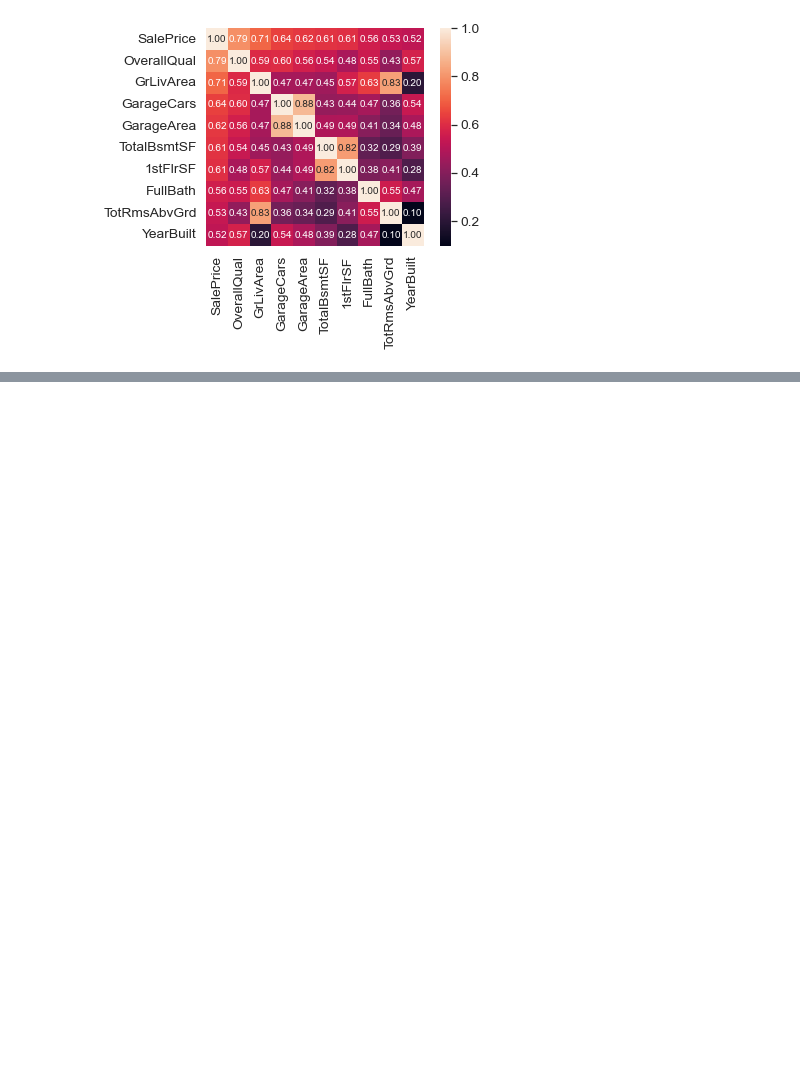
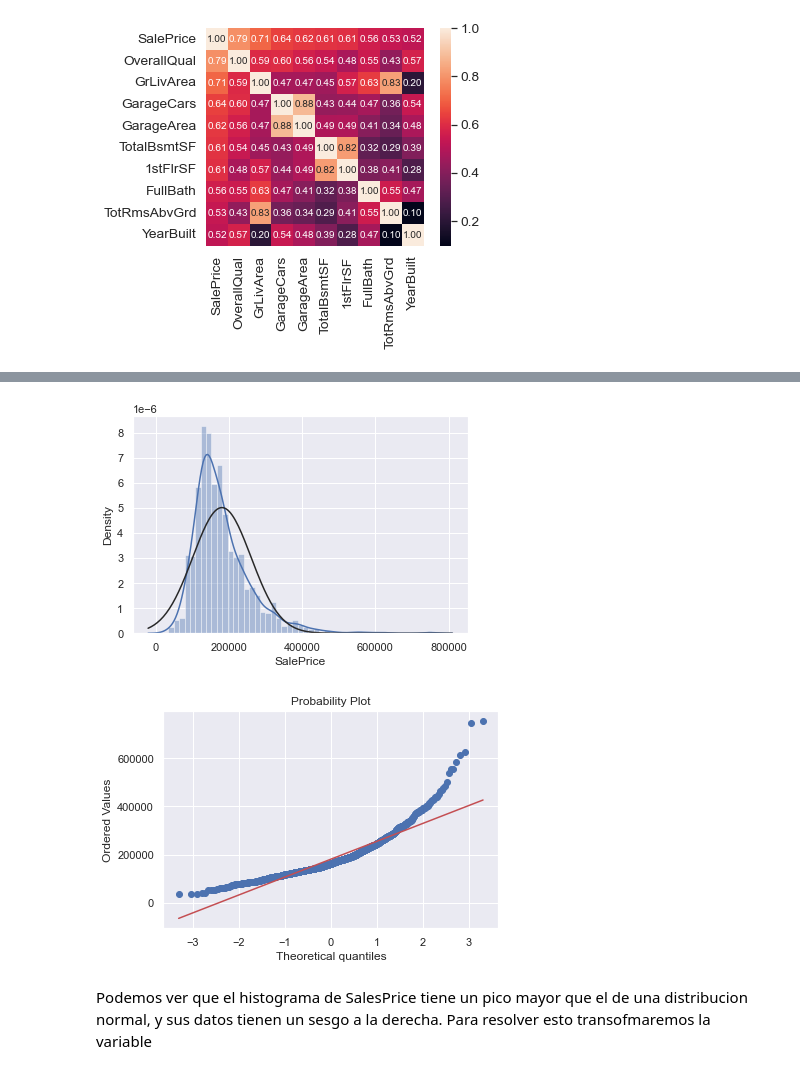
Before and after one commit to Rafa-77/Data-Analysis, a Jupyter notebook: 01 - Data Exploration/main.ipynb, the cells around one changed output, grey strips where cells are left out. Cells and saved outputs as stored; diff of their text form; code cells hidden in the pictures; blank space fills up the shorter version.

```diff
--- a/01 - Data Exploration/main.ipynb
+++ b/01 - Data Exploration/main.ipynb
@@ -148,0 +274,11 @@ plt.show()
+# %%
+# Normalidad
+sns.distplot(df_train['SalePrice'], fit=norm);
+fig = plt.figure()
+res = stats.probplot(df_train['SalePrice'], plot=plt)
+# %% [output]
+[figure, added]
+[figure, added]
+# %% [markdown]
+Podemos ver que el histograma de SalesPrice tiene un pico mayor que el de una distribucion normal, y sus datos tienen un sesgo a la derecha.
+Para resolver esto transofmaremos la variable
```
Also changed, not shown: parts of 32 cells of this notebook.
